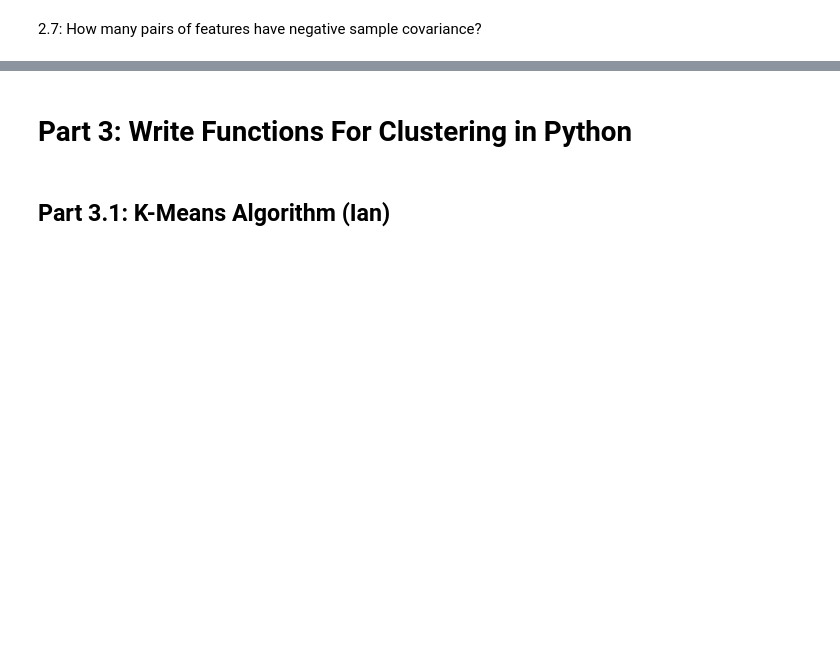
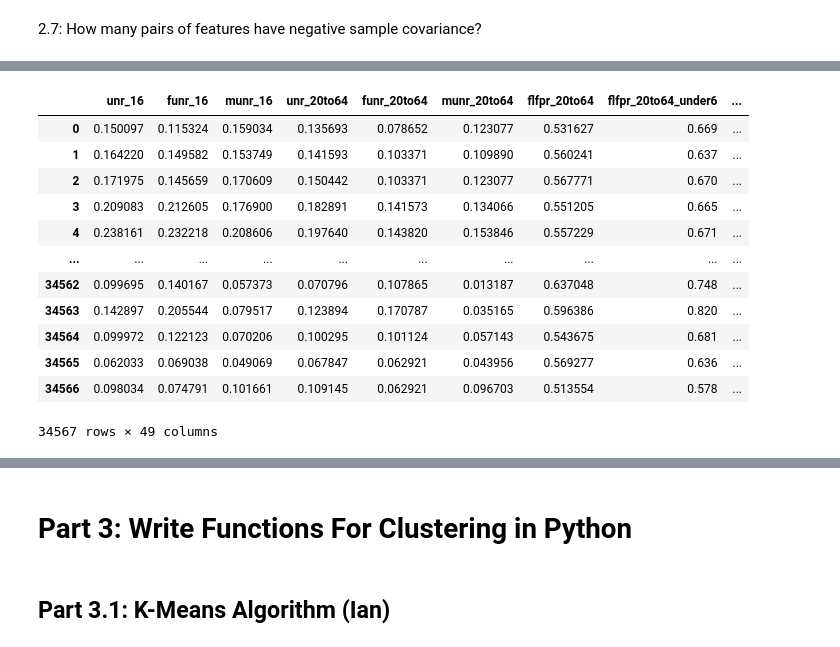
Before and after one commit to CategorIAN/CSCI_550_Project1, a Jupyter notebook: CSCI550MP1.ipynb, the cells around one changed output, grey strips where cells are left out. Saved outputs shown, nothing was run; the diff lists cells and outputs as text; code cells hidden in the pictures; blank space fills up the shorter version.

```diff
--- a/CSCI550MP1.ipynb
+++ b/CSCI550MP1.ipynb
@@ -553,0 +652,17 @@ There are 83 pairs of features with correlation greater than or equal to 0.5
+# %%
+rnd = pd.DataFrame(range_normalized_D, columns=childcare_costs.columns) #this returns range-normalized datasets
+rnd
+# %% [output]
+|  | unr_16 | funr_16 | munr_16 | unr_20to64 | funr_20to64 | munr_20to64 | flfpr_20to64 | flfpr_20to64_under6 | ... |
+| 0 | 0.150097 | 0.115324 | 0.159034 | 0.135693 | 0.078652 | 0.123077 | 0.531627 | 0.669 | ... |
+| 1 | 0.164220 | 0.149582 | 0.153749 | 0.141593 | 0.103371 | 0.109890 | 0.560241 | 0.637 | ... |
+| 2 | 0.171975 | 0.145659 | 0.170609 | 0.150442 | 0.103371 | 0.123077 | 0.567771 | 0.670 | ... |
+| 3 | 0.209083 | 0.212605 | 0.176900 | 0.182891 | 0.141573 | 0.134066 | 0.551205 | 0.665 | ... |
+| 4 | 0.238161 | 0.232218 | 0.208606 | 0.197640 | 0.143820 | 0.153846 | 0.557229 | 0.671 | ... |
+| ... | ... | ... | ... | ... | ... | ... | ... | ... | ... |
+| 34562 | 0.099695 | 0.140167 | 0.057373 | 0.070796 | 0.107865 | 0.013187 | 0.637048 | 0.748 | ... |
+| 34563 | 0.142897 | 0.205544 | 0.079517 | 0.123894 | 0.170787 | 0.035165 | 0.596386 | 0.820 | ... |
+| 34564 | 0.099972 | 0.122123 | 0.070206 | 0.100295 | 0.101124 | 0.057143 | 0.543675 | 0.681 | ... |
+| 34565 | 0.062033 | 0.069038 | 0.049069 | 0.067847 | 0.062921 | 0.043956 | 0.569277 | 0.636 | ... |
+| 34566 | 0.098034 | 0.074791 | 0.101661 | 0.109145 | 0.062921 | 0.096703 | 0.513554 | 0.578 | ... |
+34567 rows × 49 columns
```
Also changed, not shown: parts of 47 cells of this notebook.
